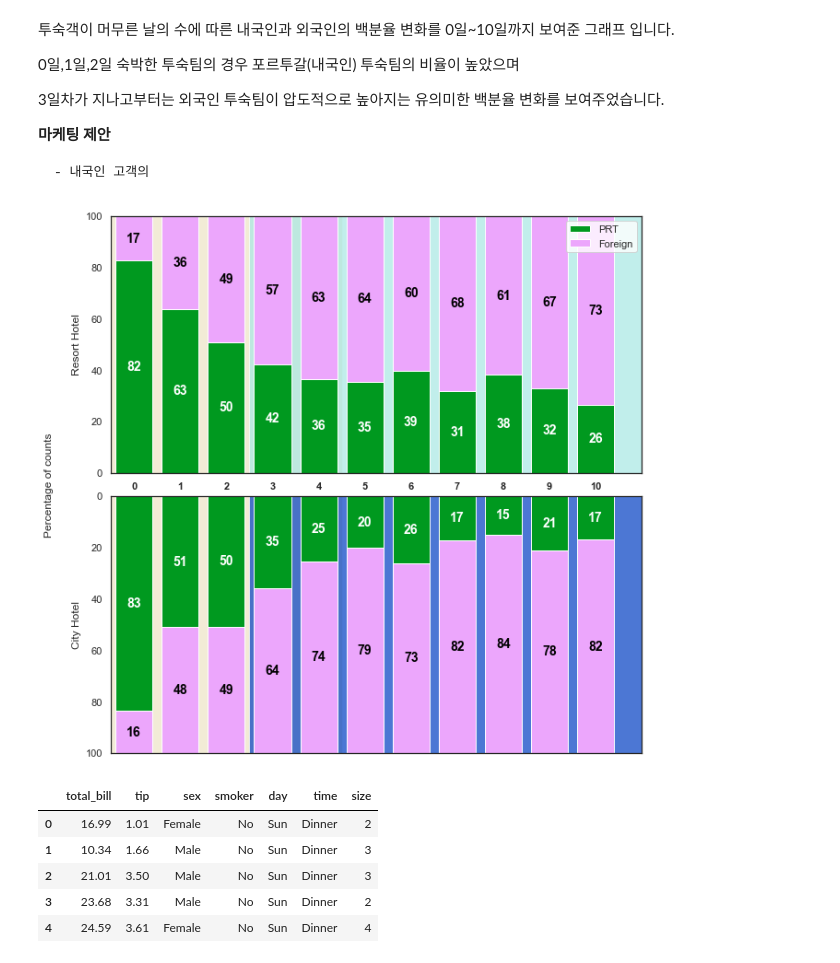
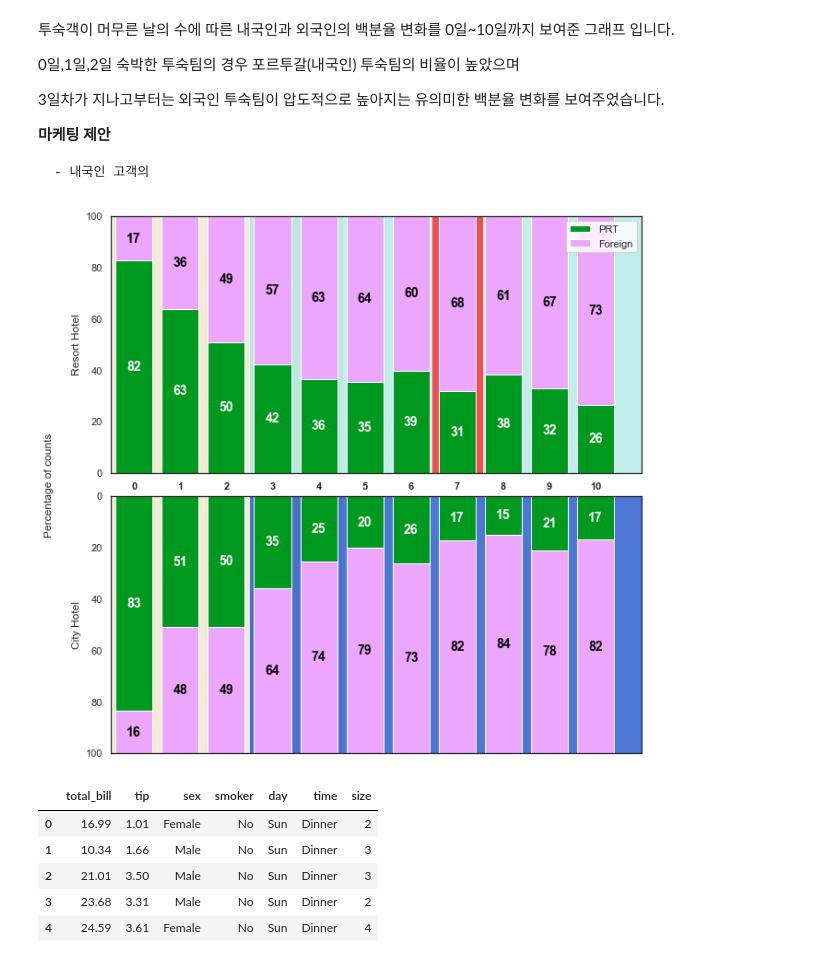
Before and after one commit to ABizCho/py_machineLearning, a Jupyter notebook: Assignment_Group/ML_group_project/ML_group_project_EDA.ipynb, the cells around one changed output. Saved outputs shown, nothing was run; the diff lists cells and outputs as text; code cells hidden in the pictures.

```diff
--- a/Assignment_Group/ML_group_project/ML_group_project_EDA.ipynb
+++ b/Assignment_Group/ML_group_project/ML_group_project_EDA.ipynb
@@ -766,6 +766,7 @@ fig = plt.figure(figsize=(20,9))
 ax_back = fig.add_subplot(2,1,1)
 ax_back.axvspan(-0.5, 4.5, facecolor='#ede3c5', alpha=0.7)
 ax_back.axvspan(2.5, 20, facecolor='#a7e7e3', alpha=0.7)
+ax_back.axvspan(6.45, 7.57, facecolor='#ff0f0f', alpha=0.7)
 
 fig.text(0.45, 0.45, 'Percentage of counts', va='center', rotation='vertical')
 
@@ -783,10 +784,13 @@ plt_RH = plt.subplot(2,1,1)
 ax1_RH = plt_RH.bar(r, s1_ratio_RH, color=colors[0], edgecolor='white',
             #   width=barWidth,
               label="PRT")
+
 ax2_RH = plt_RH.bar(r, s2_ratio_RH, bottom=np.array(s1_ratio_RH), color=colors[1], edgecolor='white',
             #   width=barWidth,
               label='Foreign')
 
+# ax1_RH[7].set_color('gold') #######
+# ax2_RH[7].set_color('red') #######
 
 plt.legend()
 
@@ -829,34 +833,34 @@ ax_back.set_xlim([-0.5,11])
 ax_back.set_ylim([0,100])
 
 # ax_back = fig.add_subplot(2,1,1)
 # ax_back.axvspan(-0.5, 4.5, facecolor='#ede3c5', alpha=0.7)
 # ax_back.axvspan(2.5, 20, facecolor='#a7e7e3', alpha=0.7)
 
 ax1_CH = plt_CH.bar(r, s1_ratio_CH, color=colors[0], edgecolor='white',)
 ax2_CH = plt_CH.bar(r, s2_ratio_CH, bottom=np.array(s1_ratio_CH), color=colors[1], edgecolor='white',)
 
 
 # Custom X axis
 plt.xticks(CH_r, x_totalNights_CH, fontweight='bold')
 plt.yticks([0,20,40,60,80,100])
 plt.xlabel("Stay Nights")
 plt.ylabel("City Hotel")
 
 ax_back.set_xlim([-0.5,11])
 ax_back.set_ylim([100,0])
 
 '''###'''
 
 for r1, r2 in zip(ax1_CH, ax2_CH):
     h1 = r1.get_height()
     h2 = r2.get_height()
 
     plt_CH.text(r1.get_x() + r1.get_width() / 2., h1 / 2., "%d" % h1, ha="center", va="center", color="white", fontsize=14, fontweight="bold")
     plt_CH.text(r2.get_x() + r2.get_width() / 2., h1 + h2 / 2., "%d" % h2, ha="center", va="center", color="blacK", fontsize=14, fontweight="bold")
 
 plt.show()
 # %% [output]
-[figure, old version]
+[figure, new version]
 # %%
 # STACKED BAR PLOT 만드는 법
 # import libraries
```
Also changed, not shown: parts of 1 cell of this notebook.
